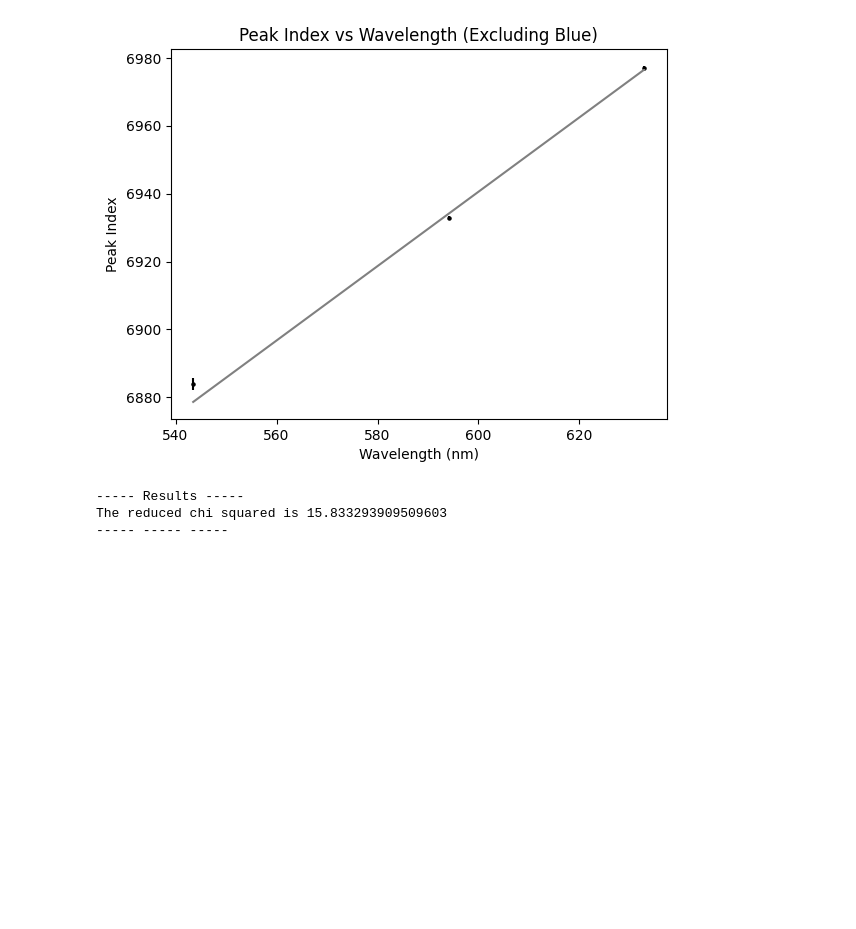
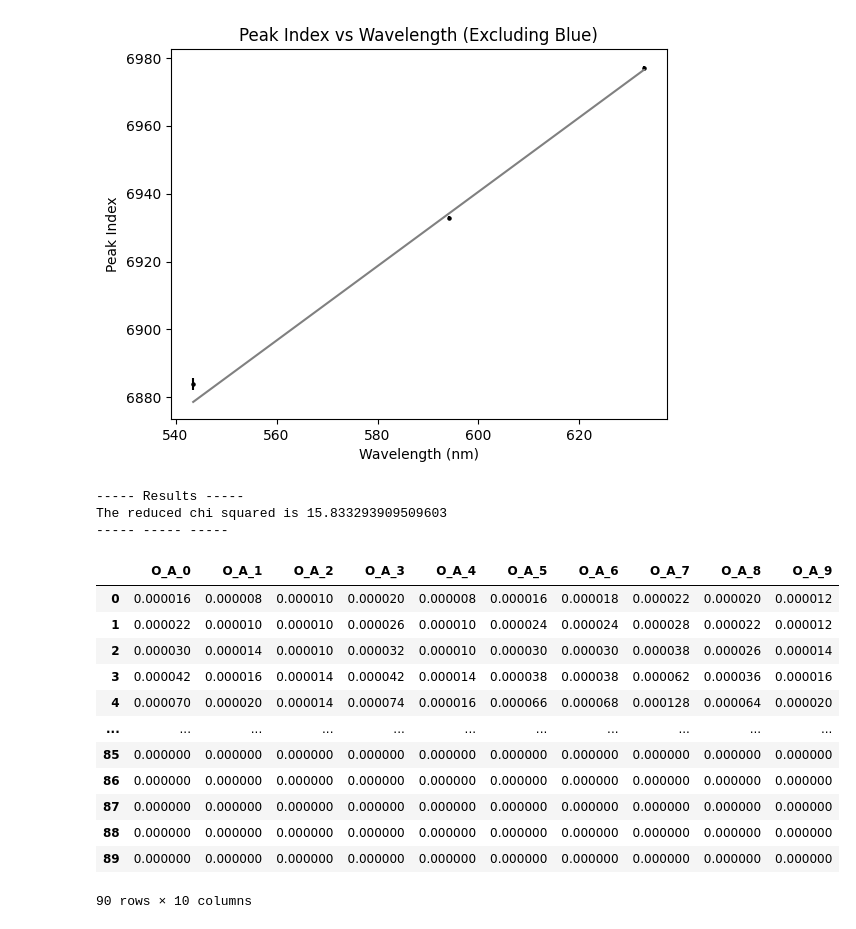
Before and after one commit to Sebastian426/Advanced-Lab-Code, a Jupyter notebook: Monochromator_Calibration/V1_Calibration_Lab_Data_(without_blue).ipynb, the cells around one changed output. Drawn from its saved outputs; the diff is of its cells as text; code cells hidden in the pictures; blank space fills up the shorter version.

```diff
--- a/Monochromator_Calibration/V1_Calibration_Lab_Data_(without_blue).ipynb
+++ b/Monochromator_Calibration/V1_Calibration_Lab_Data_(without_blue).ipynb
@@ -156,3 +156,22 @@ print("----- ----- -----")
 ----- Results -----
 The reduced chi squared is 15.833293909509603
 ----- ----- -----
+# %%
+#O_A_1 O_A_3
+
+df_orange = pd.read_excel(file, sheet_name= sheets[1]).dropna()
+df_orange
+# %% [output]
+|  | O_A_0 | O_A_1 | O_A_2 | O_A_3 | O_A_4 | O_A_5 | O_A_6 | O_A_7 | O_A_8 | O_A_9 |
+| 0 | 0.000016 | 0.000008 | 0.000010 | 0.000020 | 0.000008 | 0.000016 | 0.000018 | 0.000022 | 0.000020 | 0.000012 |
+| 1 | 0.000022 | 0.000010 | 0.000010 | 0.000026 | 0.000010 | 0.000024 | 0.000024 | 0.000028 | 0.000022 | 0.000012 |
+| 2 | 0.000030 | 0.000014 | 0.000010 | 0.000032 | 0.000010 | 0.000030 | 0.000030 | 0.000038 | 0.000026 | 0.000014 |
+| 3 | 0.000042 | 0.000016 | 0.000014 | 0.000042 | 0.000014 | 0.000038 | 0.000038 | 0.000062 | 0.000036 | 0.000016 |
+| 4 | 0.000070 | 0.000020 | 0.000014 | 0.000074 | 0.000016 | 0.000066 | 0.000068 | 0.000128 | 0.000064 | 0.000020 |
+| ... | ... | ... | ... | ... | ... | ... | ... | ... | ... | ... |
+| 85 | 0.000000 | 0.000000 | 0.000000 | 0.000000 | 0.000000 | 0.000000 | 0.000000 | 0.000000 | 0.000000 | 0.000000 |
+| 86 | 0.000000 | 0.000000 | 0.000000 | 0.000000 | 0.000000 | 0.000000 | 0.000000 | 0.000000 | 0.000000 | 0.000000 |
+| 87 | 0.000000 | 0.000000 | 0.000000 | 0.000000 | 0.000000 | 0.000000 | 0.000000 | 0.000000 | 0.000000 | 0.000000 |
+| 88 | 0.000000 | 0.000000 | 0.000000 | 0.000000 | 0.000000 | 0.000000 | 0.000000 | 0.000000 | 0.000000 | 0.000000 |
+| 89 | 0.000000 | 0.000000 | 0.000000 | 0.000000 | 0.000000 | 0.000000 | 0.000000 | 0.000000 | 0.000000 | 0.000000 |
+90 rows × 10 columns
```
Also changed, not shown: parts of 1 cell of this notebook, 4 other files.
